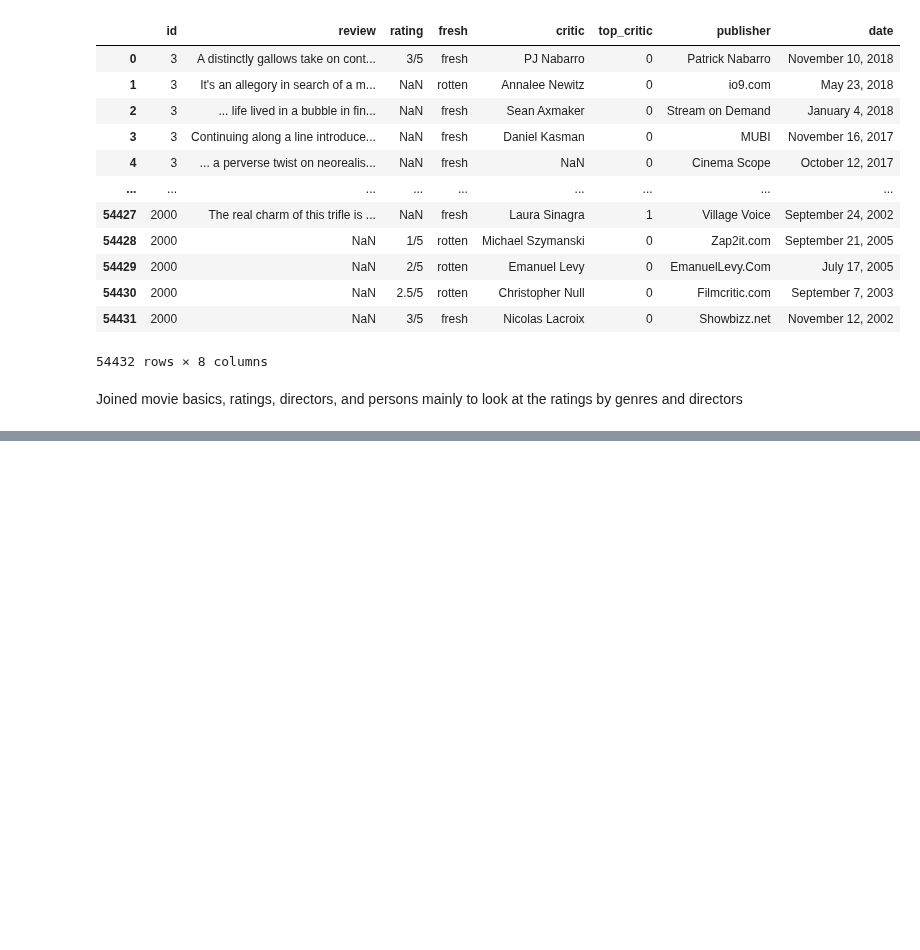
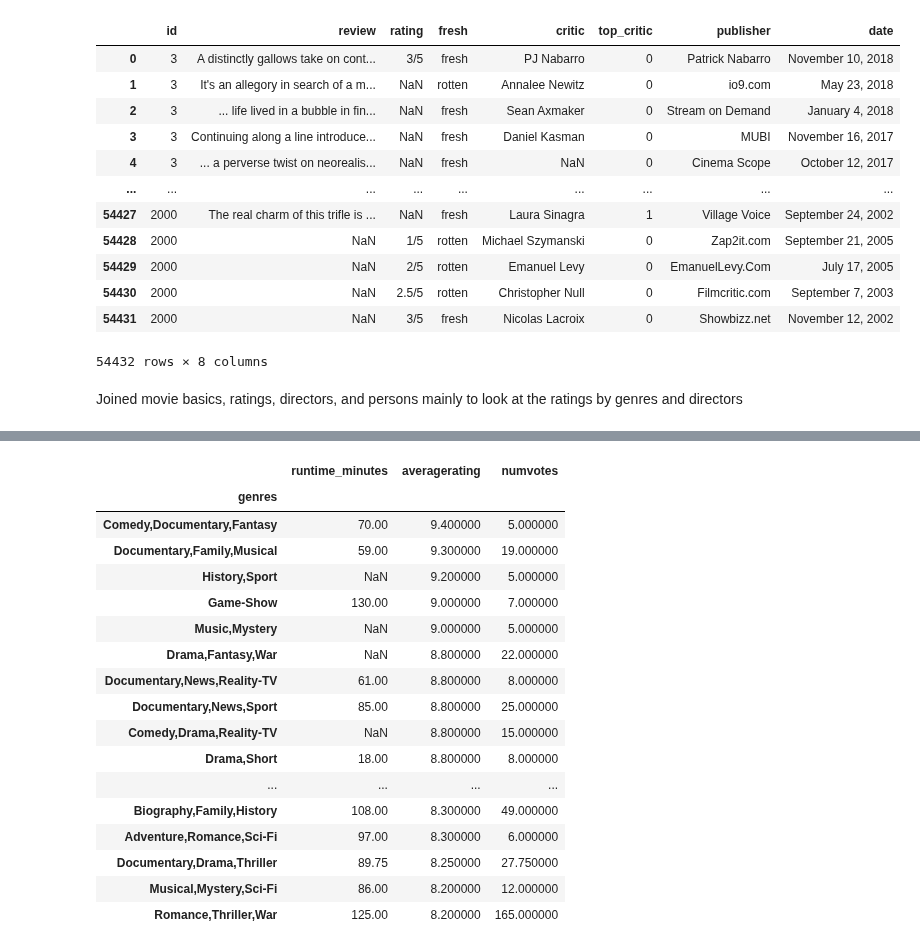
Before and after one commit to JoshuaGottlieb/Microsoft-Movie-Recommendation, a Jupyter notebook: initial-exploration.ipynb, the cells around one changed output, grey strips where cells are left out. Cells and saved outputs as stored; diff of their text form; code cells hidden in the pictures; blank space fills up the shorter version.

Commit message:
Got top 25 rated directors as well as top 25 rated genres

```diff
--- a/initial-exploration.ipynb
+++ b/initial-exploration.ipynb
@@ -182,7 +182,7 @@ rt_reviews_df
 # %% [markdown]
 Joined movie basics, ratings, directors, and persons mainly to look at the ratings by genres and directors
 # %%
-pd.read_sql("""
+director = pd.read_sql("""
 SELECT DISTINCT b.*, r.averagerating, r.numvotes, p.primary_name AS 'director', p.primary_profession
 FROM movie_basics b
 JOIN movie_ratings r
@@ -209,0 +216,21 @@ ON d.person_id = p.person_id
+# %%
+director[['genres','runtime_minutes', 'averagerating','numvotes']].groupby('genres').mean().sort_values(by='averagerating', ascending = False).head(25)
+# %% [output]
+|  | runtime_minutes | averagerating | numvotes |
+| genres |  |  |  |
+| Comedy,Documentary,Fantasy | 70.00 | 9.400000 | 5.000000 |
+| Documentary,Family,Musical | 59.00 | 9.300000 | 19.000000 |
+| History,Sport | NaN | 9.200000 | 5.000000 |
+| Game-Show | 130.00 | 9.000000 | 7.000000 |
+| Music,Mystery | NaN | 9.000000 | 5.000000 |
+| Drama,Fantasy,War | NaN | 8.800000 | 22.000000 |
+| Documentary,News,Reality-TV | 61.00 | 8.800000 | 8.000000 |
+| Documentary,News,Sport | 85.00 | 8.800000 | 25.000000 |
+| Comedy,Drama,Reality-TV | NaN | 8.800000 | 15.000000 |
+| Drama,Short | 18.00 | 8.800000 | 8.000000 |
+| ... | ... | ... | ... |
+| Biography,Family,History | 108.00 | 8.300000 | 49.000000 |
+| Adventure,Romance,Sci-Fi | 97.00 | 8.300000 | 6.000000 |
+| Documentary,Drama,Thriller | 89.75 | 8.250000 | 27.750000 |
+| Musical,Mystery,Sci-Fi | 86.00 | 8.200000 | 12.000000 |
+| Romance,Thriller,War | 125.00 | 8.200000 | 165.000000 |
```
Also changed, not shown: parts of 3 cells of this notebook.
